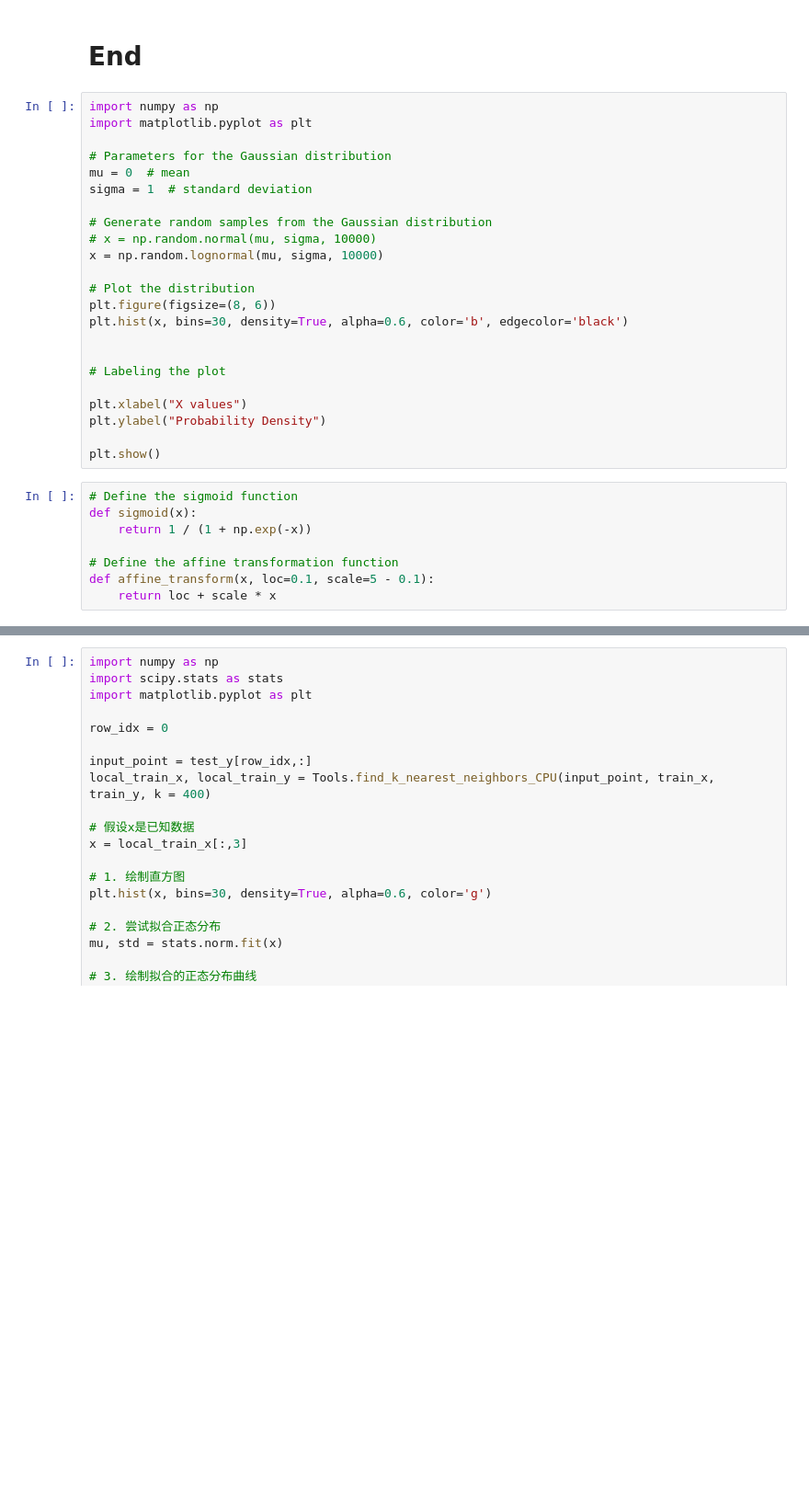
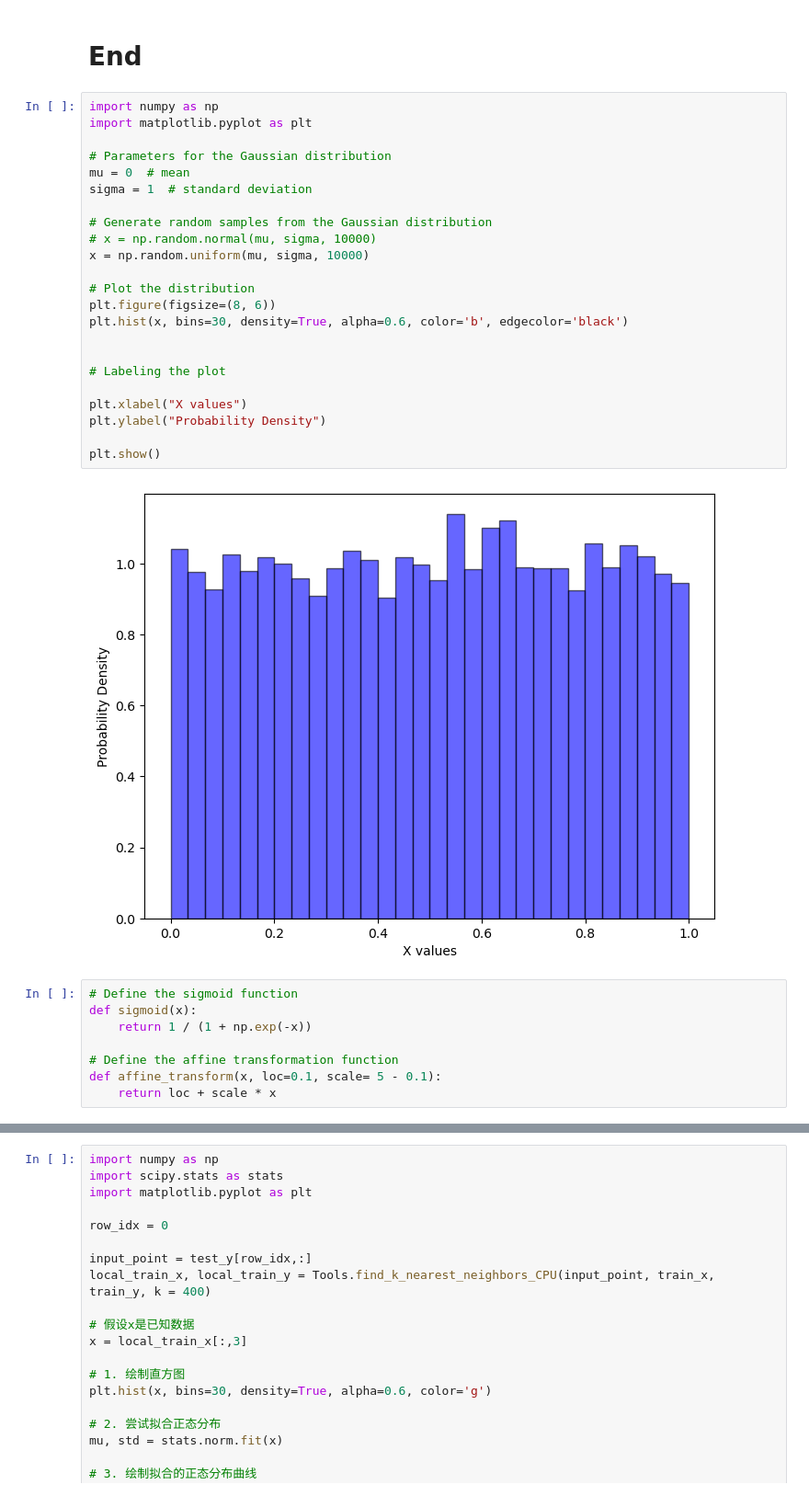
Before and after one commit to Aether-Ren/Multioutput_FixedG_GP, a Jupyter notebook: Docu.ipynb, the cells around one changed output, grey strips where cells are left out. Shown at 92% size. Drawn from its saved outputs; the diff is of its cells as text; blank space fills up the shorter version.

```diff
--- a/Docu.ipynb
+++ b/Docu.ipynb
@@ -331,33 +327,35 @@ plt.show()
 # %%
 import numpy as np
 import matplotlib.pyplot as plt
 
 # Parameters for the Gaussian distribution
 mu = 0  # mean
 sigma = 1  # standard deviation
 
 # Generate random samples from the Gaussian distribution
 # x = np.random.normal(mu, sigma, 10000)
-x = np.random.lognormal(mu, sigma, 10000)
+x = np.random.uniform(mu, sigma, 10000)
 
 # Plot the distribution
 plt.figure(figsize=(8, 6))
 plt.hist(x, bins=30, density=True, alpha=0.6, color='b', edgecolor='black')
 
 
 # Labeling the plot
 
 plt.xlabel("X values")
 plt.ylabel("Probability Density")
 
 plt.show()
+# %% [output]
+[figure, added]
 # %%
 # Define the sigmoid function
 def sigmoid(x):
     return 1 / (1 + np.exp(-x))
 
 # Define the affine transformation function
-def affine_transform(x, loc=0.1, scale=5 - 0.1):
+def affine_transform(x, loc=0.1, scale= 5 - 0.1):
     return loc + scale * x
 # %%
 # Apply sigmoid transform to the generated data
```
Also changed, not shown: parts of 8 cells of this notebook, 1 other file.
